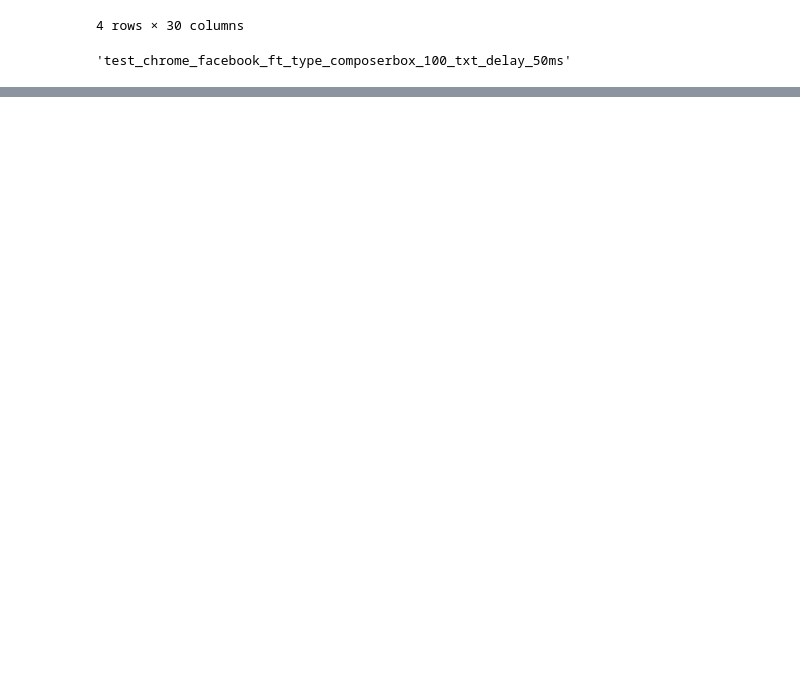
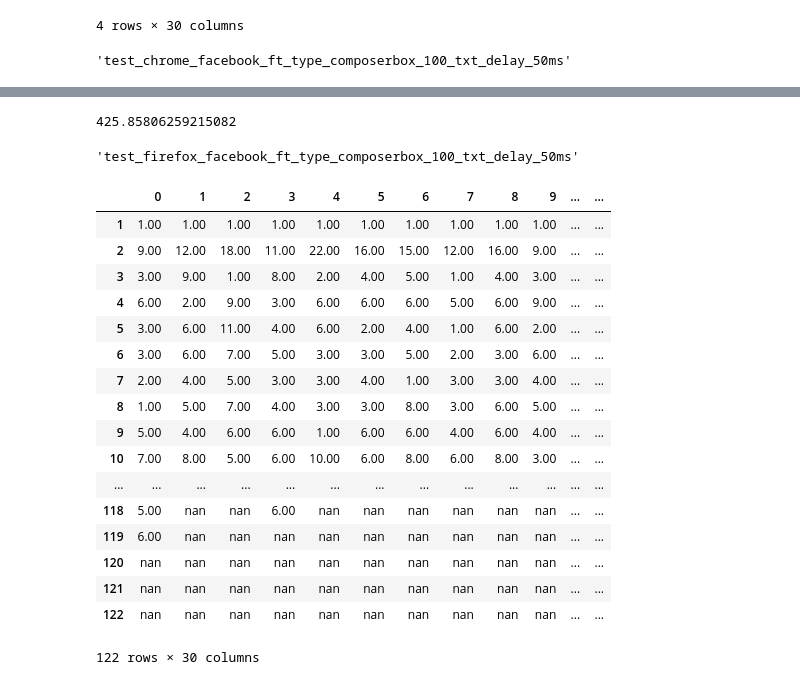
Before and after one commit to Mozilla-TWQA/Hasal, a Jupyter notebook: thirdParty/ipynbTemplates/report-frame-throughput-30-round.ipynb, the cells around one changed output, grey strips where cells are left out. Saved outputs shown, nothing was run; the diff lists cells and outputs as text; code cells hidden in the pictures; blank space fills up the shorter version.

```diff
--- a/thirdParty/ipynbTemplates/report-frame-throughput-30-round.ipynb
+++ b/thirdParty/ipynbTemplates/report-frame-throughput-30-round.ipynb
@@ -201,0 +156,4 @@ plt.show()
+# %%
+sum(out_data.corr().cumsum().T[out_data.shape[1]-1])
+# %% [output]
+425.85806259215082
@@ -201,0 +166,25 @@ plt.show()
+# %%
+str(case)
+# %% [output]
+'test_firefox_facebook_ft_type_composerbox_100_txt_delay_50ms'
+# %%
+frame
+# %% [output]
+|  | 0 | 1 | 2 | 3 | 4 | 5 | 6 | 7 | 8 | 9 | ... | ... |
+| 1 | 1.00 | 1.00 | 1.00 | 1.00 | 1.00 | 1.00 | 1.00 | 1.00 | 1.00 | 1.00 | ... | ... |
+| 2 | 9.00 | 12.00 | 18.00 | 11.00 | 22.00 | 16.00 | 15.00 | 12.00 | 16.00 | 9.00 | ... | ... |
+| 3 | 3.00 | 9.00 | 1.00 | 8.00 | 2.00 | 4.00 | 5.00 | 1.00 | 4.00 | 3.00 | ... | ... |
+| 4 | 6.00 | 2.00 | 9.00 | 3.00 | 6.00 | 6.00 | 6.00 | 5.00 | 6.00 | 9.00 | ... | ... |
+| 5 | 3.00 | 6.00 | 11.00 | 4.00 | 6.00 | 2.00 | 4.00 | 1.00 | 6.00 | 2.00 | ... | ... |
+| 6 | 3.00 | 6.00 | 7.00 | 5.00 | 3.00 | 3.00 | 5.00 | 2.00 | 3.00 | 6.00 | ... | ... |
+| 7 | 2.00 | 4.00 | 5.00 | 3.00 | 3.00 | 4.00 | 1.00 | 3.00 | 3.00 | 4.00 | ... | ... |
+| 8 | 1.00 | 5.00 | 7.00 | 4.00 | 3.00 | 3.00 | 8.00 | 3.00 | 6.00 | 5.00 | ... | ... |
+| 9 | 5.00 | 4.00 | 6.00 | 6.00 | 1.00 | 6.00 | 6.00 | 4.00 | 6.00 | 4.00 | ... | ... |
+| 10 | 7.00 | 8.00 | 5.00 | 6.00 | 10.00 | 6.00 | 8.00 | 6.00 | 8.00 | 3.00 | ... | ... |
+| ... | ... | ... | ... | ... | ... | ... | ... | ... | ... | ... | ... | ... |
+| 118 | 5.00 | nan | nan | 6.00 | nan | nan | nan | nan | nan | nan | ... | ... |
+| 119 | 6.00 | nan | nan | nan | nan | nan | nan | nan | nan | nan | ... | ... |
+| 120 | nan | nan | nan | nan | nan | nan | nan | nan | nan | nan | ... | ... |
+| 121 | nan | nan | nan | nan | nan | nan | nan | nan | nan | nan | ... | ... |
+| 122 | nan | nan | nan | nan | nan | nan | nan | nan | nan | nan | ... | ... |
+122 rows × 30 columns
```
Also changed, not shown: parts of 21 cells of this notebook.
